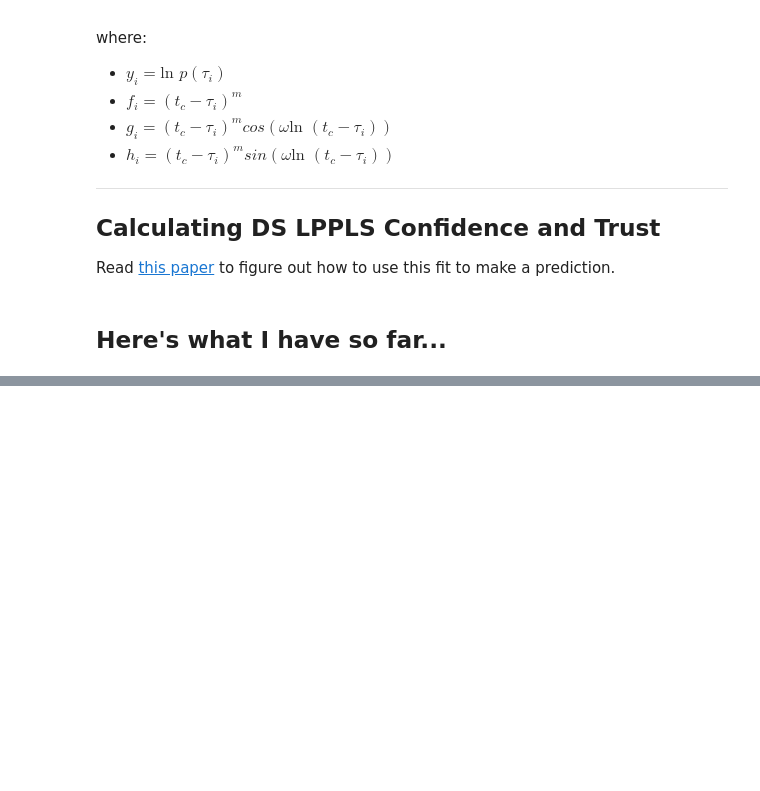
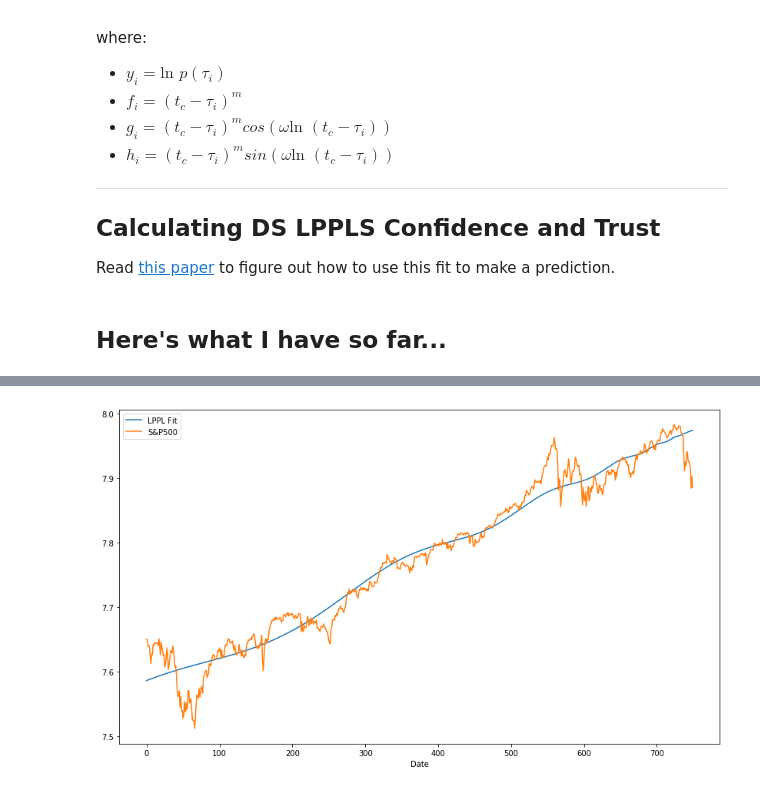
Before and after one commit to Joshwani/learning-lppl, a Jupyter notebook: fitting the lppl to sp500.ipynb, the cells around one changed output, grey strips where cells are left out. Drawn from its saved outputs; the diff is of its cells as text; code cells hidden in the pictures; blank space fills up the shorter version.

Commit message:
testing time for running in quantopian

```diff
--- a/fitting the lppl to sp500.ipynb
+++ b/fitting the lppl to sp500.ipynb
@@ -359,0 +238,91 @@ for i in solutions:
+# %%
+solutions = []
+
+for i in range(126):
+    tLen = 750-(i*5)
+    tradings_days_data = data.tail(tLen)
+    time = np.linspace(0, tLen-1, tLen)
+    price = [tradings_days_data["Adj Close"][i] for i in range(len(tradings_days_data["Adj Close"]))]
+    data_series = [time, price]
+
+    found_solution = False
+
+
+    while not found_solution:
+
+        # set limits for non-linear params
+        limits = (
+            [tLen-(tLen*0.2), tLen+(tLen*0.2)],    # Critical Time + or - .2
+            [0.1, 0.9],                            # m : 0.1 ≤ m ≤ 0.9
+            [6, 13],                               # ω : 6 ≤ ω ≤ 13
+        )
+
+        # randomly choose vals for non-linear params
+        non_lin_vals = [random.uniform(a[0], a[1]) for a in limits]
+
+        tc = non_lin_vals[0]
+        m  = non_lin_vals[1]
+        w  = non_lin_vals[2]
+
+        # params to pass to scipy.optimize
+        seed = [tc, m, w]
+
+        # scipy optimize minimize
+        try:
+            cofs = minimize(fun=func_restricted, x0=seed, args=(data_series), method='Nelder-Mead')
+
+            if cofs.success:
+                # determine if it falls in range:
+
+                tc = cofs.x[0]
+                m =  cofs.x[1]
+                w =  cofs.x[2]
+
+                tc_in_range = tLen-(tLen*0.05) < tc < tLen+(tLen*0.1)
+                m_in_range  = 0.01 < m < 1.2
+                w_in_range  = 2 < w < 25
+#                 n_oscillation = (w/2)*np.log((tc - t)/(t2-t))
+#                 damping = ""
+#                 relative_error = ""
+
+                if (tc_in_range and m_in_range and w_in_range):
+                    ds_lppls_confidence = True
+                else:
+                    ds_lppls_confidence = False
+
+                solutions.append({
+                    'ds_lppls_confidence': ds_lppls_confidence,
+                    'cof': cofs.x,
+                })
+                found_solution = True
+
+                lin_vals = matrix_equation(tc, m, w, data_series)
+
+                a  = lin_vals[0]
+                b  = lin_vals[1]
+                c1 = lin_vals[2]
+                c2 = lin_vals[3]
+
+                # print it out
+                lppl_fit = [lppl(t, tc, m, w, a, b, c1, c2) for t in data_series[0]]
+                price_data = data_series[1]
+
+                plot_data = pd.DataFrame({
+                    'Date': data_series[0],
+                    'LPPL Fit': lppl_fit,
+                    'S&P500': np.log(price_data),
+                })
+                plot_data = plot_data.set_index('Date')
+                plot_data.plot(figsize=(14,8))
+
+            print("Success: {}\nMessage: {}".format(cofs.success, cofs.message))
+            print("Number of iterations: {}".format(cofs.nit))
+            print("Number of evaluations of obj funcs: {}".format(cofs.nfev))
+            print("-"*25)
+
+        except Exception as e:
+            print(e)
+
+    print("iteration {}: {} trading days".format(i, tLen))
+    print(solutions)
+# %% [output]
@@ -359,0 +398 @@ for i in solutions:
+[figure, added]
```
Also changed, not shown: parts of 6 cells of this notebook.
